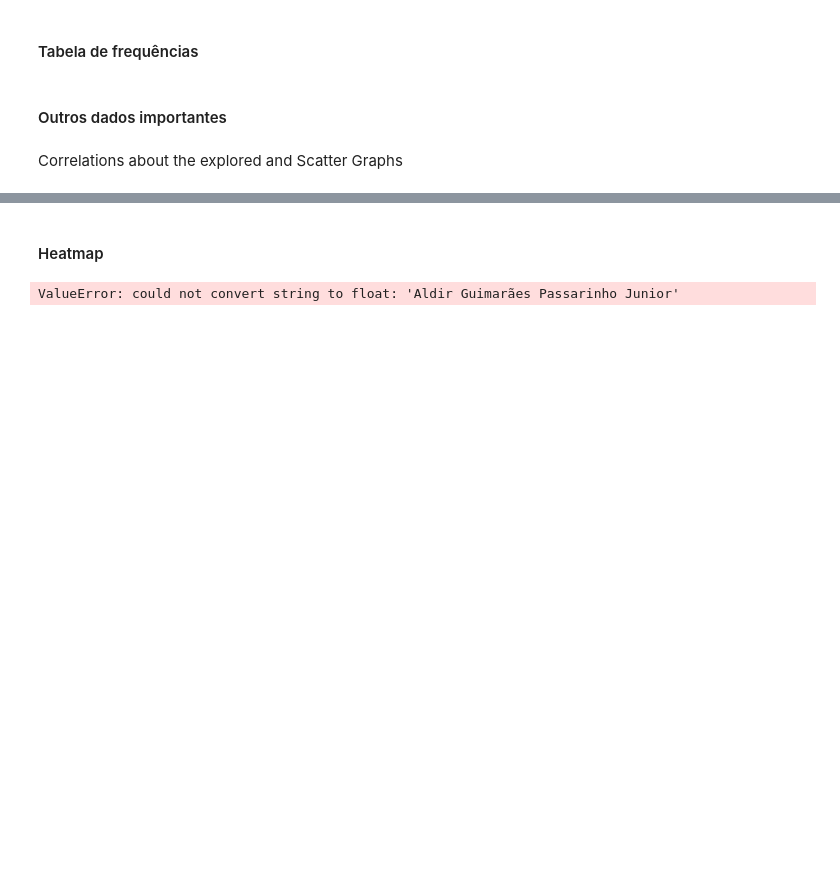
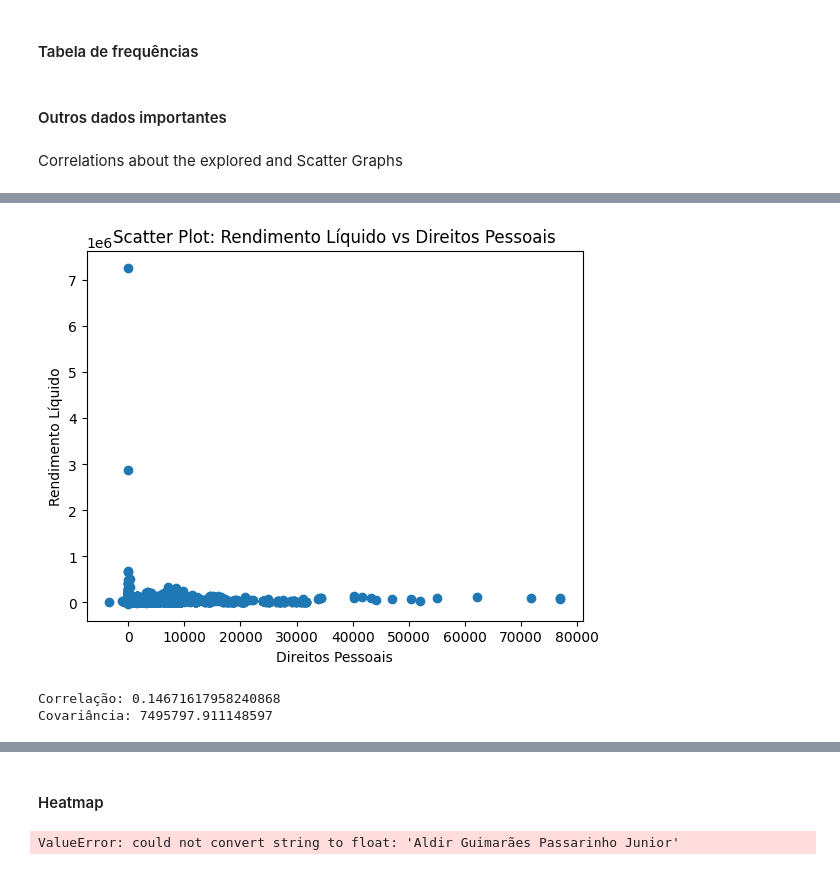
Before and after one commit to ThiagoCGGodoi/CDadosP2, a Jupyter notebook: P2.ipynb, the cells around one changed output, grey strips where cells are left out. Saved outputs shown, nothing was run; the diff lists cells and outputs as text; code cells hidden in the pictures; blank space fills up the shorter version.

```diff
--- a/P2.ipynb
+++ b/P2.ipynb
@@ -368,0 +394,25 @@ Correlations about the explored and Scatter Graphs
+# %%
+#RL e Direitos pessoais Scatter
+
+plt.scatter(df['direitos_pessoais'],df['rendimento_liquido'])
+
+plt.xlabel('Direitos Pessoais')
+plt.ylabel('Rendimento Líquido')
+
+plt.title('Scatter Plot: Rendimento Líquido vs Direitos Pessoais')
+
+plt.show()
+
+# Calcular a correlação
+correlacao = df['direitos_pessoais'].corr(df['rendimento_liquido'])
+
+# Calcular a covariância
+covariancia = df['direitos_pessoais'].cov(df['rendimento_liquido'])
+
+# Exibir os resultados
+print(f'Correlação: {correlacao}')
+print(f'Covariância: {covariancia}')
+# %% [output]
+[figure, added]
+Correlação: 0.14671617958240868
+Covariância: 7495797.911148597
```
Also changed, not shown: parts of 10 cells of this notebook.
